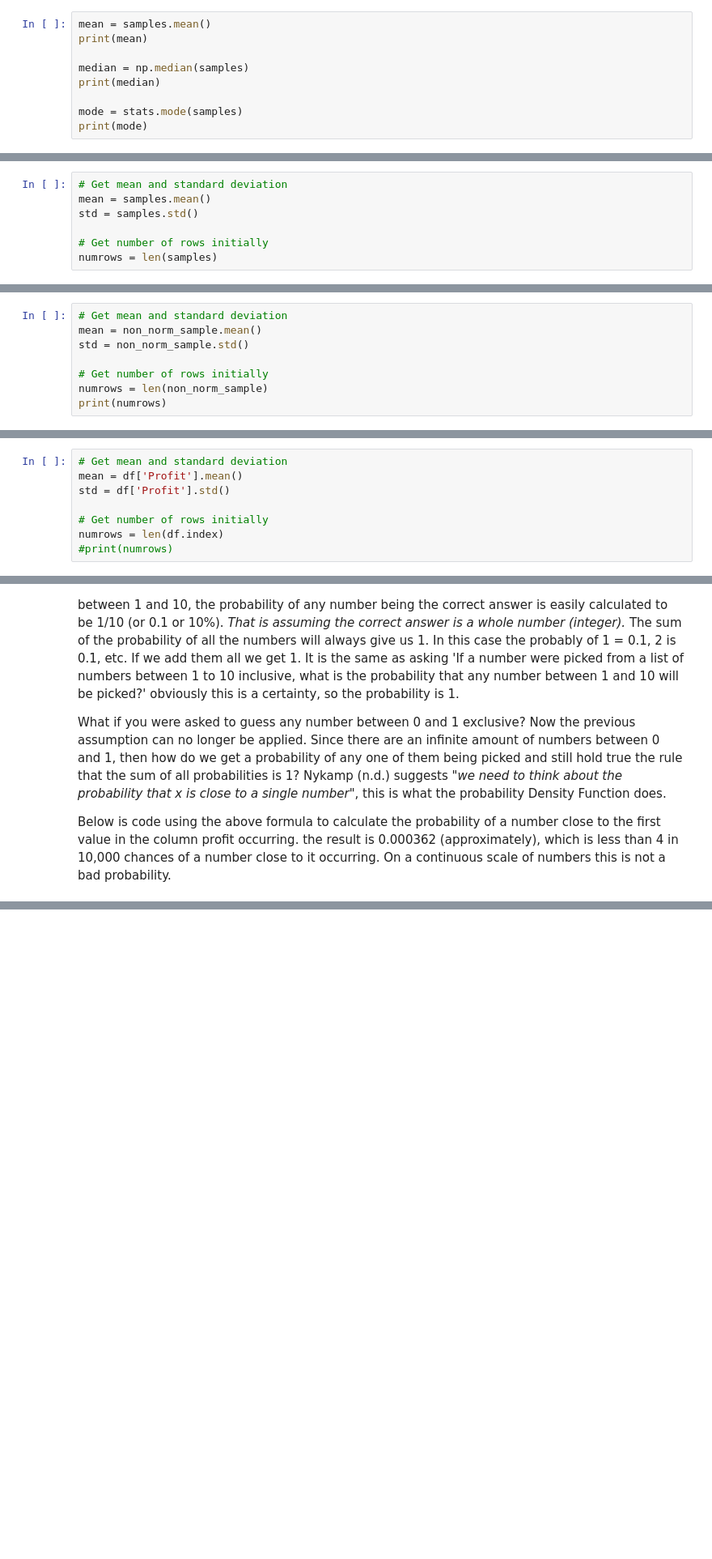
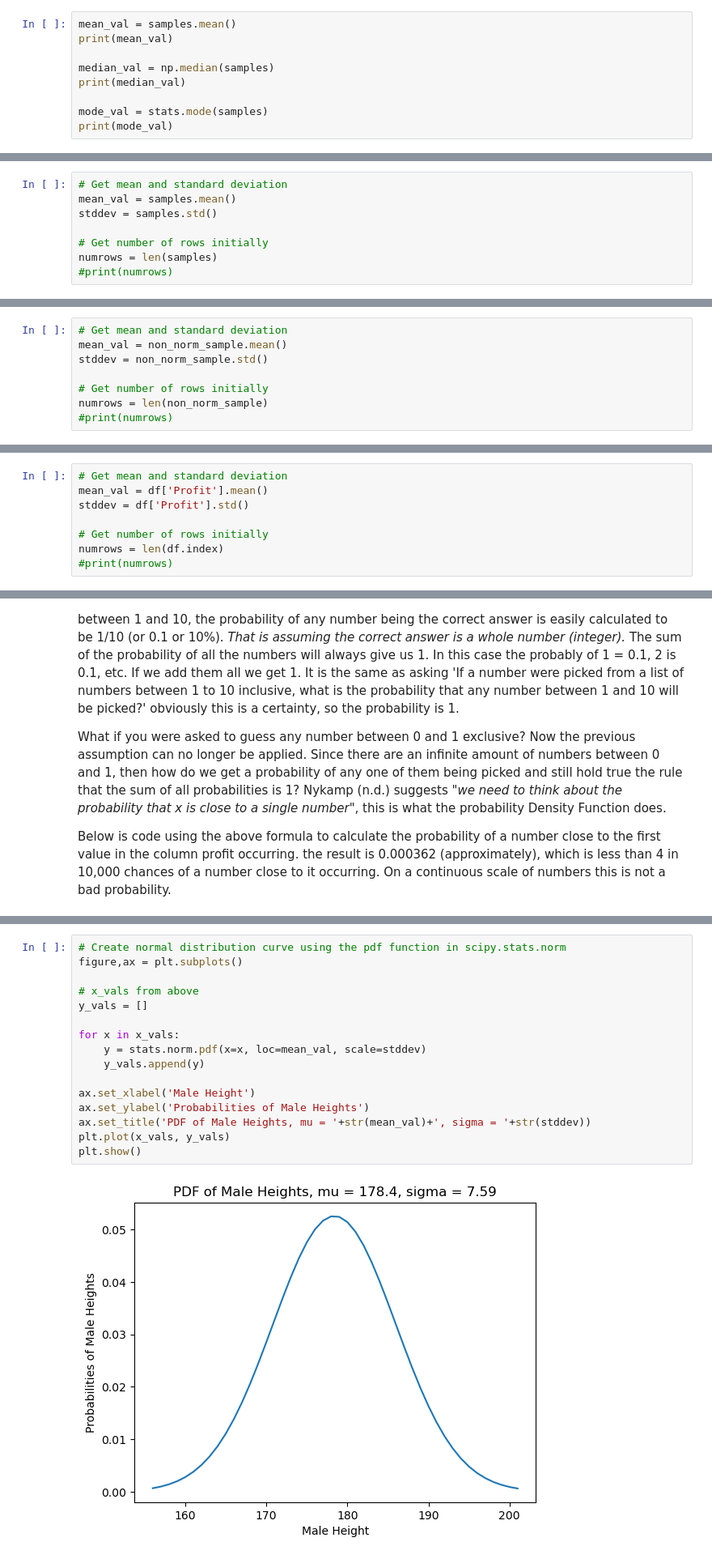
Before and after one commit to elainetynan/funddata-assessment, a Jupyter notebook: normalDistribution/NormalDistribution.ipynb, the cells around one changed output, grey strips where cells are left out. Shown at 81% size. Drawn from its saved outputs; the diff is of its cells as text; blank space fills up the shorter version.

```diff
--- a/normalDistribution/NormalDistribution.ipynb
+++ b/normalDistribution/NormalDistribution.ipynb
@@ -252,14 +254,14 @@ If a dataset is normally distributed the mean, mode and median would all be equa
 
 *Note*: I used a seed when generating the values so the values (and analysis) should be the same every time.
 # %%
-mean = samples.mean()
-print(mean)
+mean_val = samples.mean()
+print(mean_val)
 
-median = np.median(samples)
-print(median)
+median_val = np.median(samples)
+print(median_val)
 
-mode = stats.mode(samples)
-print(mode)
+mode_val = stats.mode(samples)
+print(mode_val)
 # %% [output]
 -0.010912901120845201
 -0.009417870879801062
@@ -645,10 +651,11 @@ We will investigate this on the datasets we have.
 [Back To Top](#top)
 # %%
 # Get mean and standard deviation
-mean = samples.mean()
-std = samples.std()
+mean_val = samples.mean()
+stddev = samples.std()
 
 # Get number of rows initially
 numrows = len(samples)
+#print(numrows)
 # %%
 # mean +- 3 stddev
@@ -700,9 +707,9 @@ The values expected should be approximately 99.7%, 95% and 68%. The values from
 [Back To Top](#top)
 # %%
 # Get mean and standard deviation
-mean = non_norm_sample.mean()
-std = non_norm_sample.std()
+mean_val = non_norm_sample.mean()
+stddev = non_norm_sample.std()
 
 # Get number of rows initially
 numrows = len(non_norm_sample)
-print(numrows)
+#print(numrows)
@@ -766,8 +771,8 @@ The values expected for Normally distributed data should be approximately 99.7%,
 [Back To Top](#top)
 # %%
 # Get mean and standard deviation
-mean = df['Profit'].mean()
-std = df['Profit'].std()
+mean_val = df['Profit'].mean()
+stddev = df['Profit'].std()
 
 # Get number of rows initially
 numrows = len(df.index)
@@ -929,3 +986,21 @@ print(pdf)
+# %%
+# Create normal distribution curve using the pdf function in scipy.stats.norm
+figure,ax = plt.subplots()
+
+# x_vals from above
+y_vals = []
+
+for x in x_vals:
+    y = stats.norm.pdf(x=x, loc=mean_val, scale=stddev)
+    y_vals.append(y)
+
+ax.set_xlabel('Male Height')
+ax.set_ylabel('Probabilities of Male Heights')
+ax.set_title('PDF of Male Heights, mu = '+str(mean_val)+', sigma = '+str(stddev))
+plt.plot(x_vals, y_vals)
+plt.show()
+# %% [output]
+[figure, added]
 # %% [markdown]
 <a id = "cumuldistfunc"></a>
 ## The Cumulative Distribution Function
```
Also changed, not shown: parts of 28 cells of this notebook, 1 other file.
